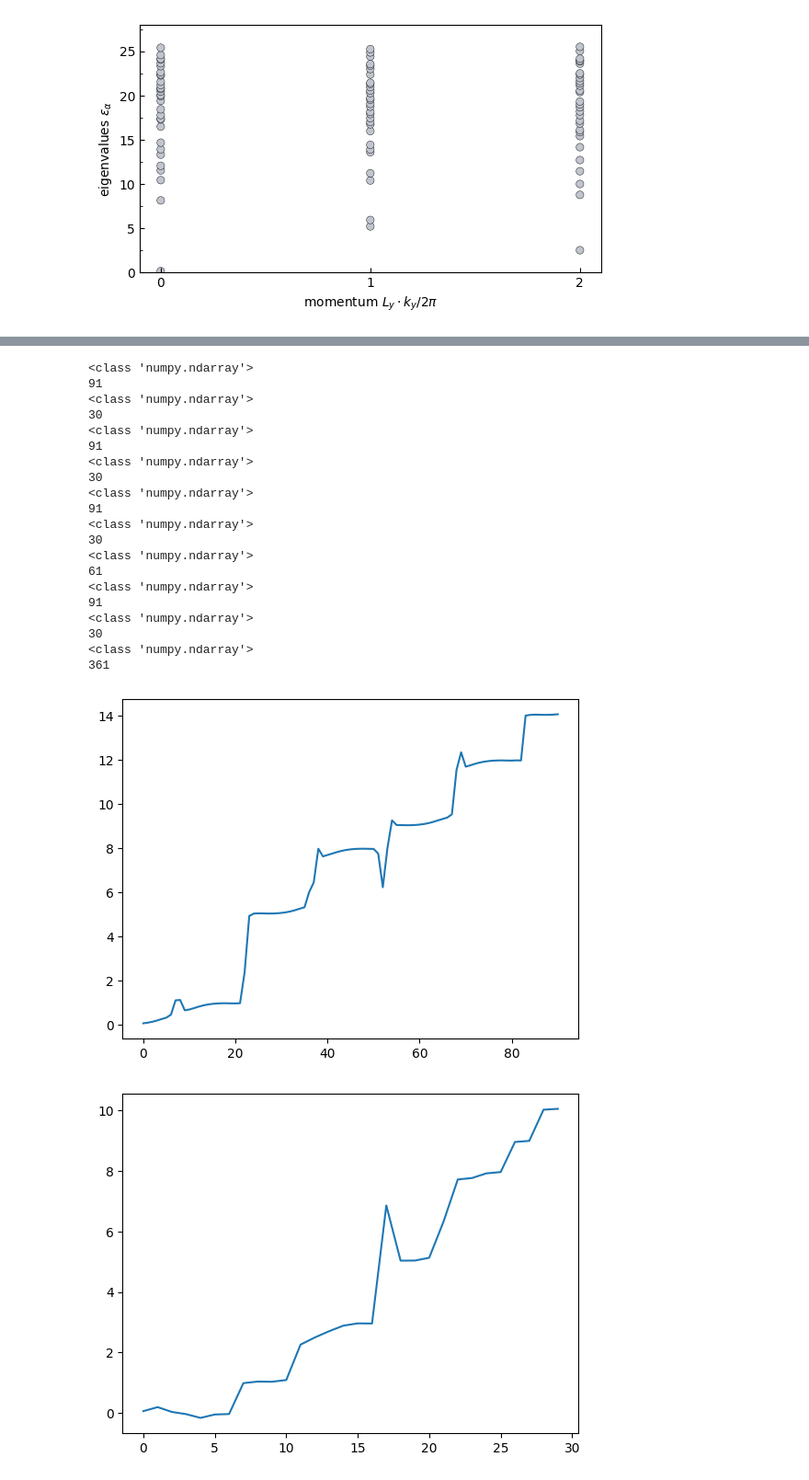
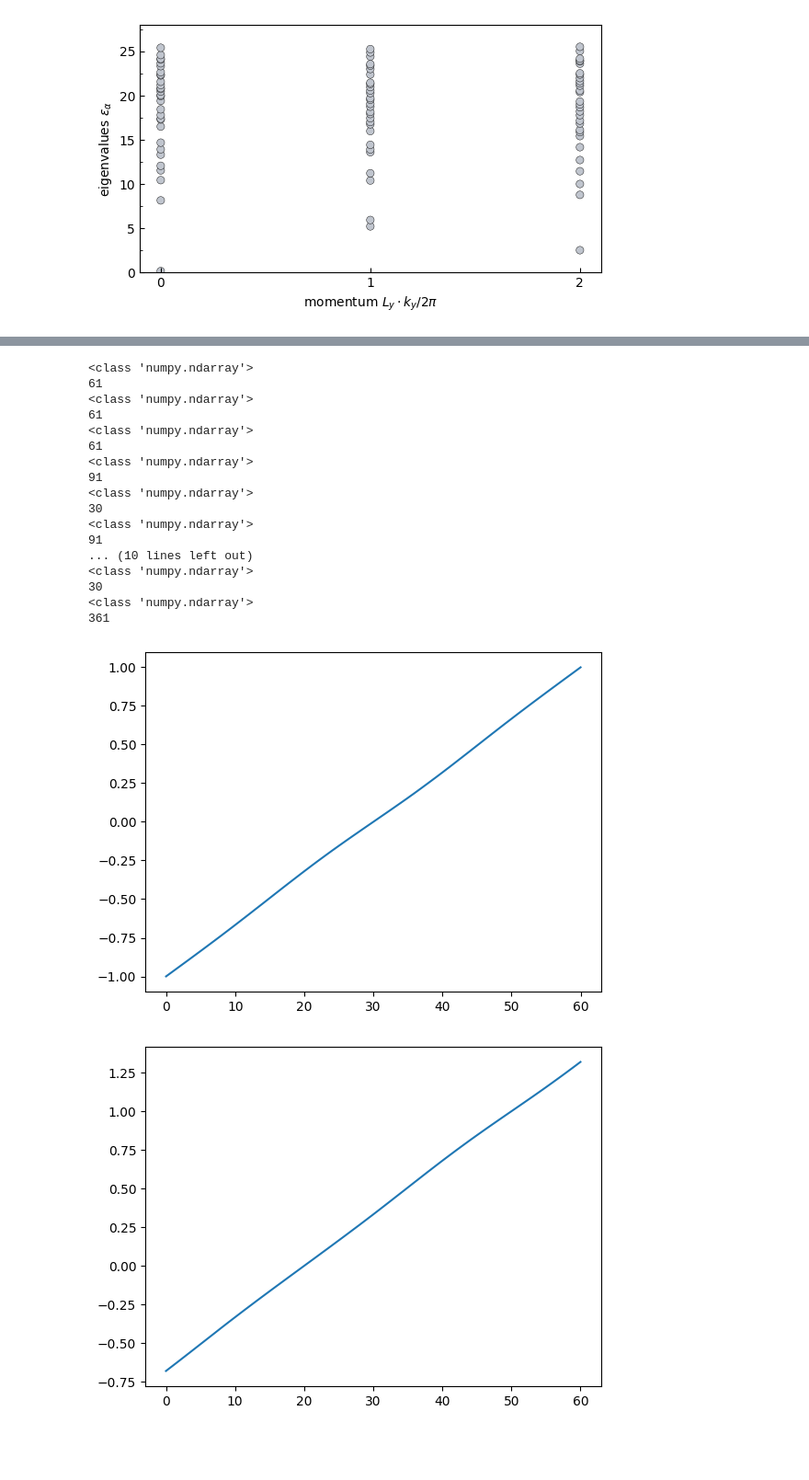
Before and after one commit to TZacha2001/MasterThesisFQHinTMDs, a Jupyter notebook: MPS_stuff/MPScalculations/plot_entanglement_spectrum.ipynb, the cells around one changed output, grey strips where cells are left out. Shown at 92% size. Saved outputs shown, nothing was run; the diff lists cells and outputs as text; code cells hidden in the pictures; blank space fills up the shorter version.

```diff
--- a/MPS_stuff/MPScalculations/plot_entanglement_spectrum.ipynb
+++ b/MPS_stuff/MPScalculations/plot_entanglement_spectrum.ipynb
@@ -220,7 +220,11 @@ fname_2_K1_91 = 'entspec_xk_Hofst_BL_pi_2_chi128_Lx2_Ly3_t-1.0_tp-0.25_K1_N2flux
 fname_2_K2_91 = 'entspec_xk_Hofst_BL_pi_2_chi128_Lx2_Ly3_t-1.0_tp-0.25_K2_N2fluxes0.0-9.0-91.h5'
 fname_3_K0_361 = 'entspec_xk_Hofst_BL_pi_2_chi256_Lx2_Ly3_t-1.0_tp-0.25_K0_N3fluxes0.0-9.0-361.h5'
 
-fname_E_list = [fname_1_K0_30, fname_1_K0_91, fname_3_K0_30, fname_3_K0_91, fname_2_K1_91, fname_2_K2_91, fname_3_K0_361]
+fname_4_K0_61 = 'entspec_xk_Hofst_BL_pi_2_chi512_Lx2_Ly6_t-1.0_tp-0.25_K0_N4fluxes0.0-3.00-61.h5'
+fname_4_K2_61 = 'entspec_xk_Hofst_BL_pi_2_chi512_Lx2_Ly6_t-1.0_tp-0.25_K2_N4fluxes0.0-3.00-61.h5'
+fname_4_K4_61 = 'entspec_xk_Hofst_BL_pi_2_chi512_Lx2_Ly6_t-1.0_tp-0.25_K4_N4fluxes0.0-3.00-61.h5'
+
+fname_E_list = [fname_4_K0_61, fname_4_K2_61, fname_4_K4_61, fname_1_K0_30, fname_1_K0_91, fname_3_K0_30, fname_3_K0_91, fname_2_K1_91, fname_2_K2_91, fname_3_K0_361]
 
 for fname in fname_E_list:
     data = load_data_h5(loc+fname)
@@ -257,44 +270,43 @@ Fname_1_K0_91_QLs = 'entspec_xk_Hofst_BL_pi_2_chi128_Lx2_Ly3_t-1.0_tp-0.25_K0_N1
 Fname_1_K0_30_QLs = 'entspec_xk_Hofst_BL_pi_2_chi128_Lx2_Ly3_t-1.0_tp-0.25_K0_N1fluxes0.0-9.00-30.h5'
 Fname_2_K2_91_QLs = 'entspec_xk_Hofst_BL_pi_2_chi128_Lx2_Ly3_t-1.0_tp-0.25_K2_N2fluxes0.0-9.00-91.h5'
 Fname_2_K2_30_QLs = 'entspec_xk_Hofst_BL_pi_2_chi128_Lx2_Ly3_t-1.0_tp-0.25_K2_N2fluxes0.0-9.00-30.h5'
 Fname_2_K1_91_QLs = 'entspec_xk_Hofst_BL_pi_2_chi128_Lx2_Ly3_t-1.0_tp-0.25_K1_N2fluxes0.0-9.00-91.h5'
 Fname_2_K1_30_QLs = 'entspec_xk_Hofst_BL_pi_2_chi128_Lx2_Ly3_t-1.0_tp-0.25_K1_N2fluxes0.0-9.00-30.h5'
 Fname_2_K0_61_QLs = 'entspec_xk_Hofst_BL_pi_2_chi256_Lx2_Ly3_t-1.0_tp-0.25_K0_N2fluxes0.0-3.00-61.h5'
 Fname_3_K0_91_QLs = 'entspec_xk_Hofst_BL_pi_2_chi128_Lx2_Ly3_t-1.0_tp-0.25_K0_N3fluxes0.0-9.00-91.h5'
 Fname_3_K0_30_QLs = 'entspec_xk_Hofst_BL_pi_2_chi128_Lx2_Ly3_t-1.0_tp-0.25_K0_N3fluxes0.0-9.00-30.h5'
 Fname_3_K0_361_QLs = 'entspec_xk_Hofst_BL_pi_2_chi256_Lx2_Ly3_t-1.0_tp-0.25_K0_N3fluxes0.0-9.00-361.h5'
+Fname_4_K0_61_QLs = 'entspec_xk_Hofst_BL_pi_2_chi512_Lx2_Ly6_t-1.0_tp-0.25_K0_N4fluxes0.0-3.00-61.h5'
+Fname_4_K2_61_QLs = 'entspec_xk_Hofst_BL_pi_2_chi512_Lx2_Ly6_t-1.0_tp-0.25_K2_N4fluxes0.0-3.00-61.h5'
+Fname_4_K4_61_QLs = 'entspec_xk_Hofst_BL_pi_2_chi512_Lx2_Ly6_t-1.0_tp-0.25_K4_N4fluxes0.0-3.00-61.h5'
 
-
-fname_QLs_list = [Fname_1_K0_91_QLs, Fname_1_K0_30_QLs, Fname_2_K2_91_QLs, Fname_2_K2_30_QLs, Fname_2_K1_91_QLs, Fname_2_K1_30_QLs, Fname_2_K0_61_QLs, Fname_3_K0_91_QLs, Fname_3_K0_30_QLs, Fname_3_K0_361_QLs]
+fname_QLs_list = [Fname_4_K0_61_QLs, Fname_4_K2_61_QLs, Fname_4_K4_61_QLs, Fname_1_K0_91_QLs, Fname_1_K0_30_QLs, Fname_2_K2_91_QLs, Fname_2_K2_30_QLs, Fname_2_K1_91_QLs, Fname_2_K1_30_QLs, Fname_2_K0_61_QLs, Fname_3_K0_91_QLs, Fname_3_K0_30_QLs, Fname_3_K0_361_QLs]
 
 for fname in fname_QLs_list:
     data = load_data_h5(loc+fname)
     QLs_ = data['QLs_']
     fig = pl.figure()
     ax.set_xlim(0, 9)
     pl.plot(QLs_)
     print(type(QLs_))
     print(len(QLs_))
 # %% [output]
 <class 'numpy.ndarray'>
-91
+61
 <class 'numpy.ndarray'>
-30
-<class 'numpy.ndarray'>
-91
-<class 'numpy.ndarray'>
-30
-<class 'numpy.ndarray'>
-91
-<class 'numpy.ndarray'>
-30
+61
 <class 'numpy.ndarray'>
 61
 <class 'numpy.ndarray'>
 91
 <class 'numpy.ndarray'>
 30
 <class 'numpy.ndarray'>
+91
+... (10 lines left out)
+<class 'numpy.ndarray'>
+30
+<class 'numpy.ndarray'>
 361
-[figure, old version]
+[figure, new version]
-[figure, old version]
+[figure, new version]
```
Also changed, not shown: parts of 2 cells of this notebook, 24 other files.
